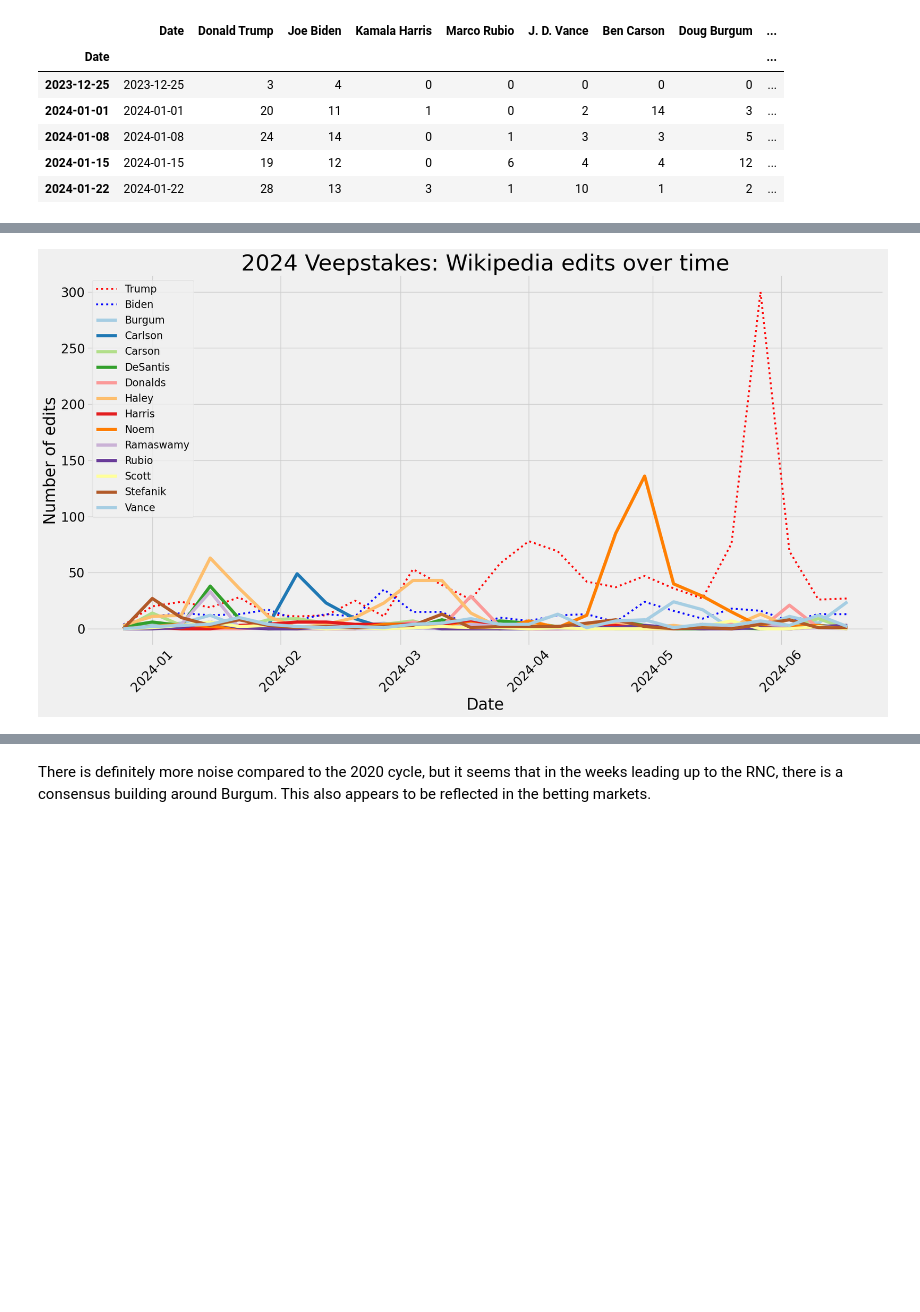
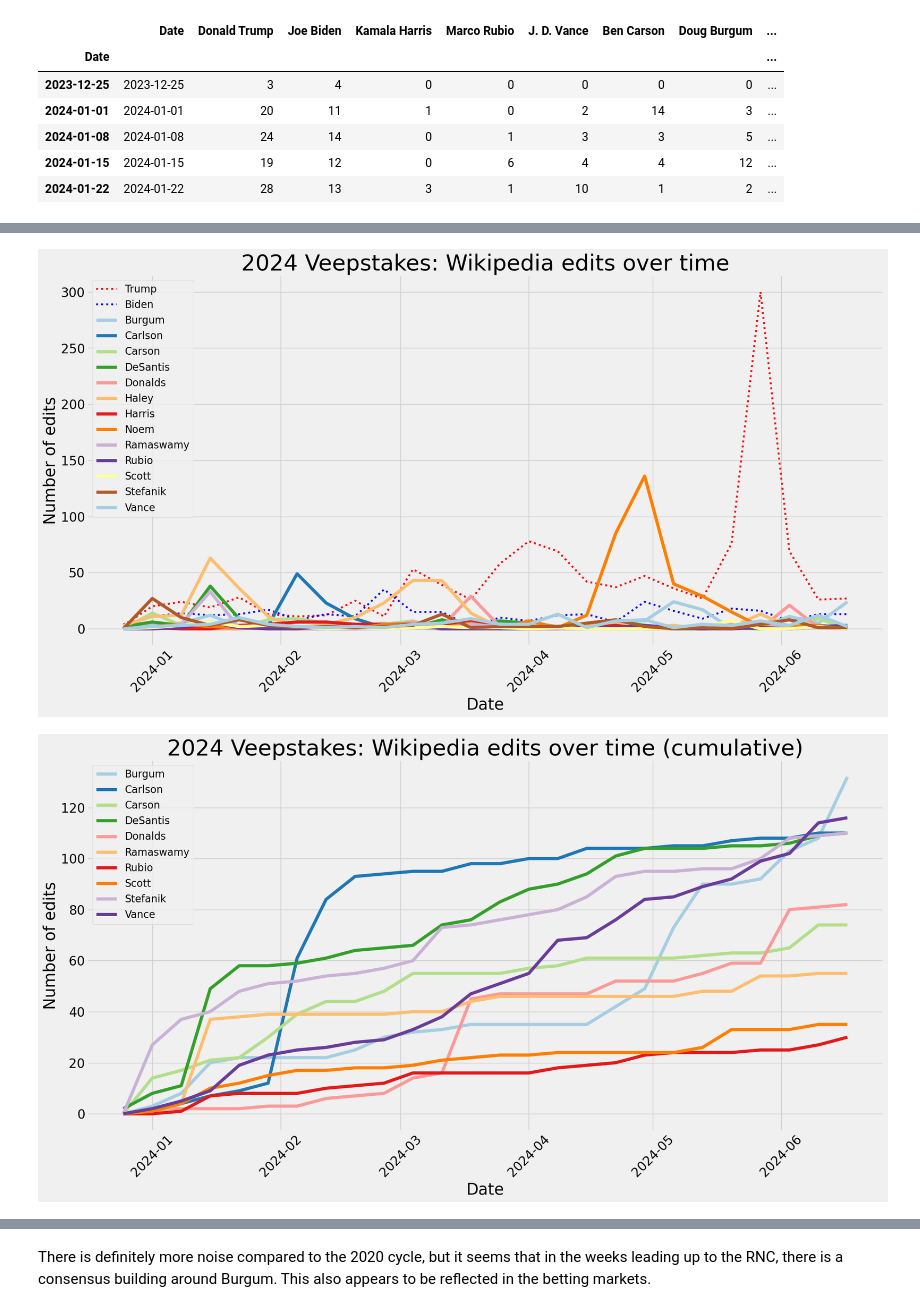
Before and after one commit to edridgedsouza/Veepstakes, a Jupyter notebook: Veepstakes.ipynb, the cells around one changed output, grey strips where cells are left out. Saved outputs shown, nothing was run; the diff lists cells and outputs as text; code cells hidden in the pictures; blank space fills up the shorter version.

Commit message:
Cumulative sums

```diff
--- a/Veepstakes.ipynb
+++ b/Veepstakes.ipynb
@@ -159,8 +159,8 @@ import seaborn as sns
 
 
 (fig, ax) = plt.subplots(1,1, figsize=(20,10))
-ax.plot(resultsDf.Date, resultsDf['Donald Trump'], label = "Trump", color='red', ls=':', lw=3)
-ax.plot(resultsDf.Date, resultsDf['Joe Biden'], label = "Biden", color='blue', ls=':', lw=3)
+ax.plot(plot_data.Date, plot_data['Donald Trump'], label = "Trump", color='red', ls=':', lw=3)
+ax.plot(plot_data.Date, plot_data['Joe Biden'], label = "Biden", color='blue', ls=':', lw=3)
 
 
 ax.set_color_cycle(sns.color_palette(['#a6cee3','#1f78b4','#b2df8a',
@@ -169,10 +169,10 @@ ax.set_color_cycle(sns.color_palette(['#a6cee3','#1f78b4','#b2df8a',
                                       '#6a3d9a','#ffff99','#b15928']))
 
 
-for person in sorted([i for i in resultsDf.columns if i not in ['Joe Biden', 'Donald Trump', 'Date']],
+for person in sorted([i for i in plot_data.columns if i not in ['Joe Biden', 'Donald Trump', 'Date']],
                     key=lambda x: x.split(' ')[-1]):
     lastname = person.split(' ')[-1]
-    ax.plot(resultsDf.Date, resultsDf[person], label=lastname, lw=5)
+    ax.plot(plot_data.Date, plot_data[person], label=lastname, lw=5)
 
 handles, labels = ax.get_legend_handles_labels()
 ax.legend(handles, labels, prop={'size': 16}, loc=2)
@@ -231,16 +231,16 @@ for person, timestamps in results.items():
     summedResults[person] = summarizeResults(timestamps,
                                              '2024-01-01',
                                              datetime.today().strftime('%Y-%m-%d'))
-resultsDf = pd.DataFrame(summedResults)
+plot_data = pd.DataFrame(summedResults)
 
 # Group by week
-resultsDf['Date'] = pd.to_datetime(resultsDf.index) - pd.to_timedelta(7, unit='d')
-resultsDf = (resultsDf.groupby([pd.Grouper(key='Date', freq='W-MON')])
+plot_data['Date'] = pd.to_datetime(plot_data.index) - pd.to_timedelta(7, unit='d')
+plot_data = (plot_data.groupby([pd.Grouper(key='Date', freq='W-MON')])
                 .sum()
                 .reset_index()
                 .sort_values('Date'))
-resultsDf.index = resultsDf['Date']
-resultsDf.head()
+plot_data.index = plot_data['Date']
+plot_data.head()
 # %% [output]
 |  | Date | Donald Trump | Joe Biden | Kamala Harris | Marco Rubio | J. D. Vance | Ben Carson | Doug Burgum | ... |
 | Date |  |  |  |  |  |  |  |  | ... |
@@ -255,12 +255,17 @@ plt.style.use('fivethirtyeight')
 import seaborn as sns
 
 
-def make_2024_plot(show_pres=False, show_all=False):
+def make_2024_plot(show_pres=False, show_all=False, cumulative=False):
     (fig, ax) = plt.subplots(1,1, figsize=(20,10))
 
+    if cumulative:
+        plot_data = resultsDf.drop('Date', axis=1).cumsum()
+    else:
+        plot_data = resultsDf.drop('Date', axis=1)
+
     if show_pres:
-        ax.plot(resultsDf.Date, resultsDf['Donald Trump'], label = "Trump", color='red', ls=':', lw=3)
-        ax.plot(resultsDf.Date, resultsDf['Joe Biden'], label = "Biden", color='blue', ls=':', lw=3)
+        ax.plot(plot_data.index, plot_data['Donald Trump'], label = "Trump", color='red', ls=':', lw=3)
+        ax.plot(plot_data.index, plot_data['Joe Biden'], label = "Biden", color='blue', ls=':', lw=3)
 
     ax.set_prop_cycle(color=sns.color_palette(['#a6cee3','#1f78b4','#b2df8a',
                                         '#33a02c','#fb9a99','#fdbf6f',
@@ -269,38 +274,40 @@ def make_2024_plot(show_pres=False, show_all=False):
 
 
     # Noem and Haley's spikes were tied to specific news stories
     # and end up drowning out some of the signal
     if not show_all:
         ignore_list = ['Joe Biden', 'Donald Trump', 'Kamala Harris',
-                       'Kristi Noem', 'Nikki Haley', 'Date']
+                       'Kristi Noem', 'Nikki Haley']
     else:
-        ignore_list = ['Joe Biden', 'Donald Trump', 'Date']
-    for person in sorted([i for i in resultsDf.columns if i not in ignore_list],
+        ignore_list = ['Joe Biden', 'Donald Trump']
+    for person in sorted([i for i in plot_data.columns if i not in ignore_list],
                         key=lambda x: x.split(' ')[-1]):
         lastname = person.split(' ')[-1]
-        ax.plot(resultsDf.Date, resultsDf[person], label=lastname, lw=5)
+        ax.plot(plot_data.index, plot_data[person], label=lastname, lw=5)
 
     handles, labels = ax.get_legend_handles_labels()
     ax.legend(handles, labels, prop={'size': 16}, loc=2)
 
 
     plt.xticks(rotation=45)
     plt.xlabel('Date', fontsize=25)
     plt.ylabel('Number of edits', fontsize=25)
-    plt.title('2024 Veepstakes: Wikipedia edits over time', fontsize=35)
+    plt.title(f'2024 Veepstakes: Wikipedia edits over time{" (cumulative)" if cumulative else ""}', fontsize=35)
 
     for tick in ax.xaxis.get_major_ticks():
         tick.label.set_fontsize(20)
     for tick in ax.yaxis.get_major_ticks():
         tick.label.set_fontsize(20)
 
     plt.show()
 
 
-make_2024_plot(show_pres=False)
-make_2024_plot(show_pres=True)
-make_2024_plot(show_pres=True, show_all=True)
+for c in [False, True]:
+    make_2024_plot(show_pres=False, cumulative=c)
+    make_2024_plot(show_pres=True, cumulative=c)
+    make_2024_plot(show_pres=True, show_all=True, cumulative=c)
 # %% [output]
 [figure]
 [figure]
 [figure]
+[figure, added]
```
Also changed, not shown: parts of 5 cells of this notebook.
